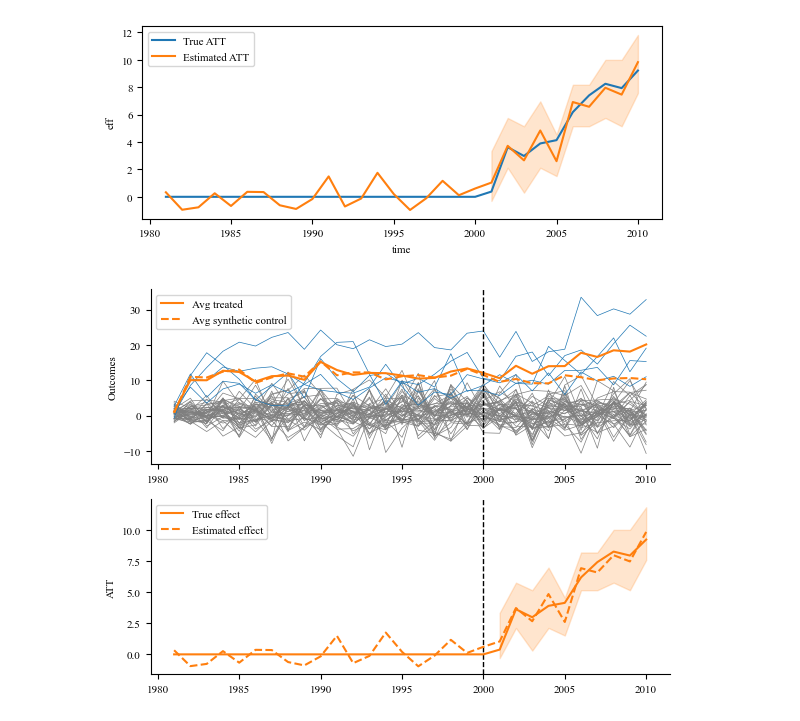
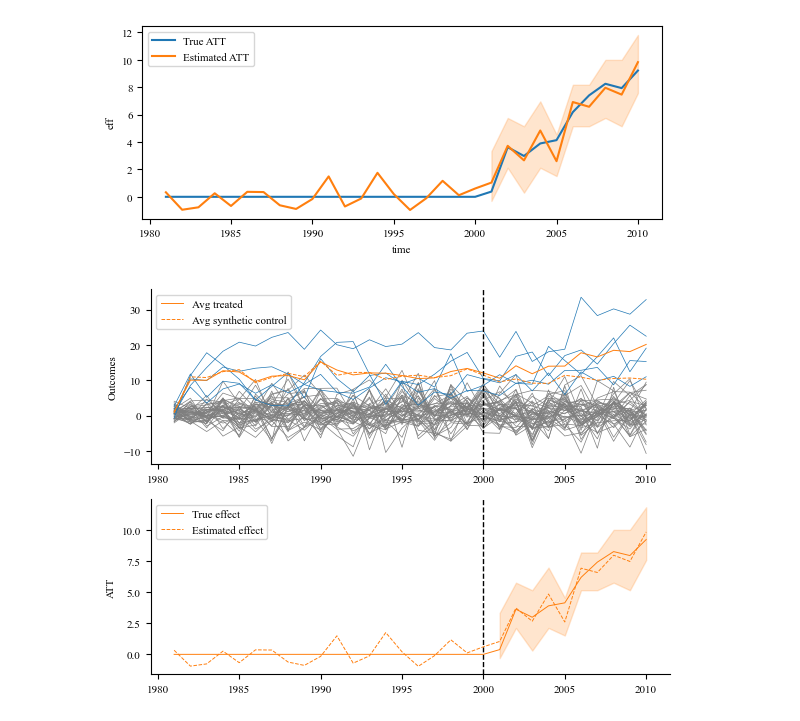
Before and after one commit to CongWang141/JMP, a Jupyter notebook: test4_conformal_inference.ipynb, the cells around one changed output. Saved outputs shown, nothing was run; the diff lists cells and outputs as text; code cells hidden in the pictures.

```diff
--- a/test4_conformal_inference.ipynb
+++ b/test4_conformal_inference.ipynb
@@ -456,35 +456,35 @@ plt.legend(loc='upper left')
 # %%
 # plot the synthetic control with the actual outcomes of all units
 
 fig, (ax1, ax2) = plt.subplots(2, 1, figsize=(6.7, 5))
 
 # plot control units
 sns.lineplot(data=df.query("tr_group==0"), x='time', y='y', units='id', estimator=None, ax=ax1, legend=False, color=colors[7], linewidth=0.5)
 # plot treated units
 sns.lineplot(data=df.query("tr_group==1"), x='time', y='y', units='id', estimator=None, ax=ax1, legend=False, color=colors[0], linewidth=0.5)
 # plot mean of treated units
-ax1.plot(df.query("tr_group==1").groupby('time').y.mean(), color=colors[1], label='Avg treated')
+ax1.plot(df.query("tr_group==1").groupby('time').y.mean(), color=colors[1], linewidth=0.7, label='Avg treated')
 # plot mean of synthetic treated units
-ax1.plot(df.time.unique(), Y_hat.mean(axis=0), color=colors[1], label='Avg synthetic control', linestyle='--')
+ax1.plot(df.time.unique(), Y_hat.mean(axis=0), color=colors[1], label='Avg synthetic control', linewidth=0.7, linestyle='--')
 # add the vertical line before treatment
 ax1.axvline(x=df.query("post_period==0").time.max(), color='black', linestyle='--', linewidth=1)
 ax1.legend()
 ax1.set(ylabel='Outcomes', xlabel='')
 
 # plot the estimated treatment effect
 ax2.axvline(x=df.query("post_period==0").time.max(), color='black', linestyle='--', linewidth=1)
 # plot the true treatment effect
-ax2.plot(df.query("tr_group==1").groupby('time').eff.mean(), color=colors[1], label='True effect')
+ax2.plot(df.query("tr_group==1").groupby('time').eff.mean(), color=colors[1], linewidth=0.7, label='True effect')
 # plot the estimated treatment effect
-ax2.plot(ATT, color=colors[1], linestyle='--', label='Estimated effect')
+ax2.plot(ATT, color=colors[1], linestyle='--', linewidth=0.7, label='Estimated effect')
 # plot the confidence interval
 ax2.fill_between(ci_test.index, ci_test["95_ci_lower"], ci_test["95_ci_upper"], alpha=0.2,  color="C1")
 
 ax2.legend()
 ax2.set(ylabel='ATT', xlabel='')
 
 sns.despine()
 # comment to save or not
 #plt.savefig('figs/estimation.png', dpi=300)
 # %% [output]
-[figure, old version]
+[figure, new version]
```
Also changed, not shown: parts of 2 cells of this notebook, 8 other files.
